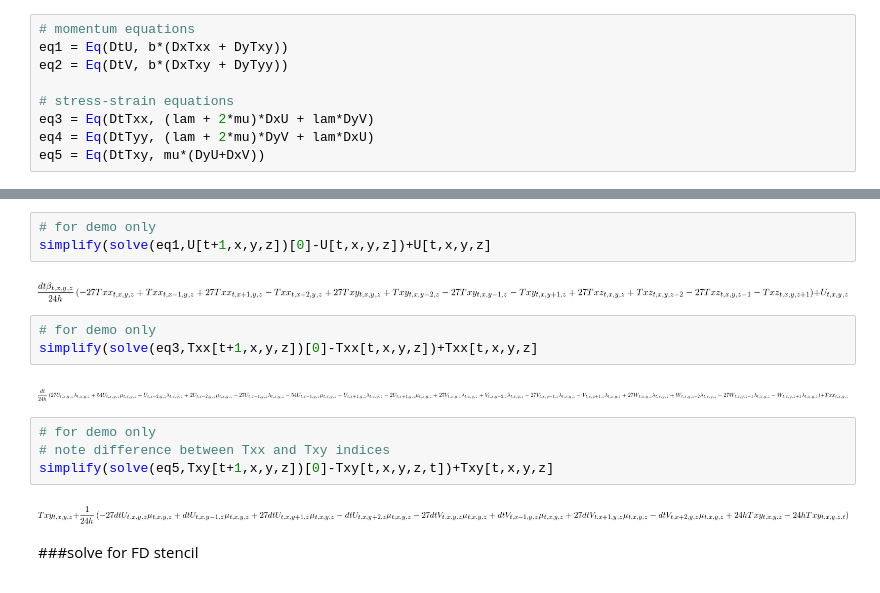
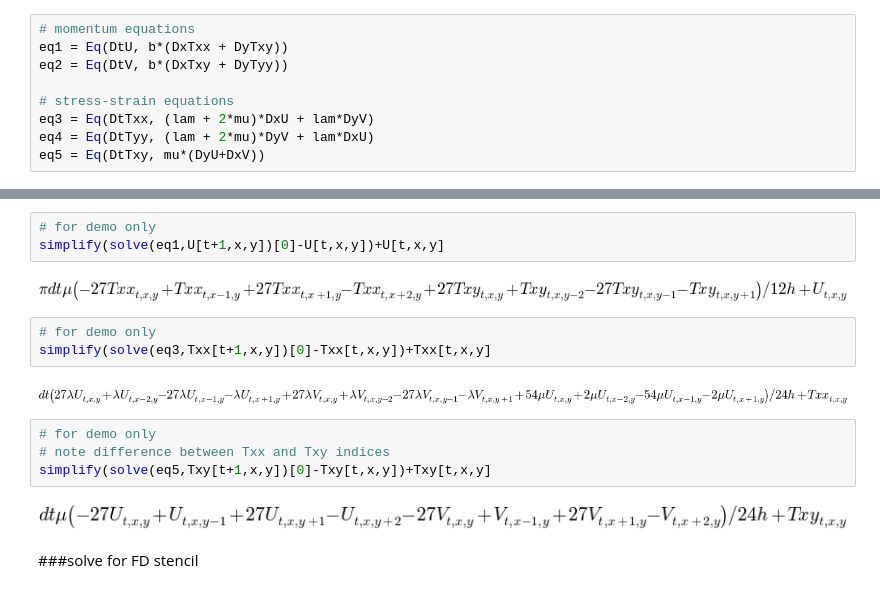
Before and after one commit to devitocodes/opesci-fd, a Jupyter notebook: codegen/demo_pochoir_convergent.ipynb, the cells around one changed output, grey strips where cells are left out. Cells and saved outputs as stored; diff of their text form.

```diff
--- a/codegen/demo_pochoir_convergent.ipynb
+++ b/codegen/demo_pochoir_convergent.ipynb
@@ -113,19 +110,19 @@ eq1
 # %%
 # for demo only
-simplify(solve(eq1,U[t+1,x,y,z])[0]-U[t,x,y,z])+U[t,x,y,z]
+simplify(solve(eq1,U[t+1,x,y])[0]-U[t,x,y])+U[t,x,y]
 # %% [output]
-[figure, old version]
+[figure, new version]
 # %%
 # for demo only
-simplify(solve(eq3,Txx[t+1,x,y,z])[0]-Txx[t,x,y,z])+Txx[t,x,y,z]
+simplify(solve(eq3,Txx[t+1,x,y])[0]-Txx[t,x,y])+Txx[t,x,y]
 # %% [output]
-[figure, old version]
+[figure, new version]
 # %%
 # for demo only
 # note difference between Txx and Txy indices
-simplify(solve(eq5,Txy[t+1,x,y,z])[0]-Txy[t,x,y,z,t])+Txy[t,x,y,z]
+simplify(solve(eq5,Txy[t+1,x,y])[0]-Txy[t,x,y])+Txy[t,x,y]
 # %% [output]
-[figure, old version]
+[figure, new version]
 # %% [markdown]
 ###solve for FD stencil
 # %%
```
Also changed, not shown: parts of 7 cells of this notebook.
